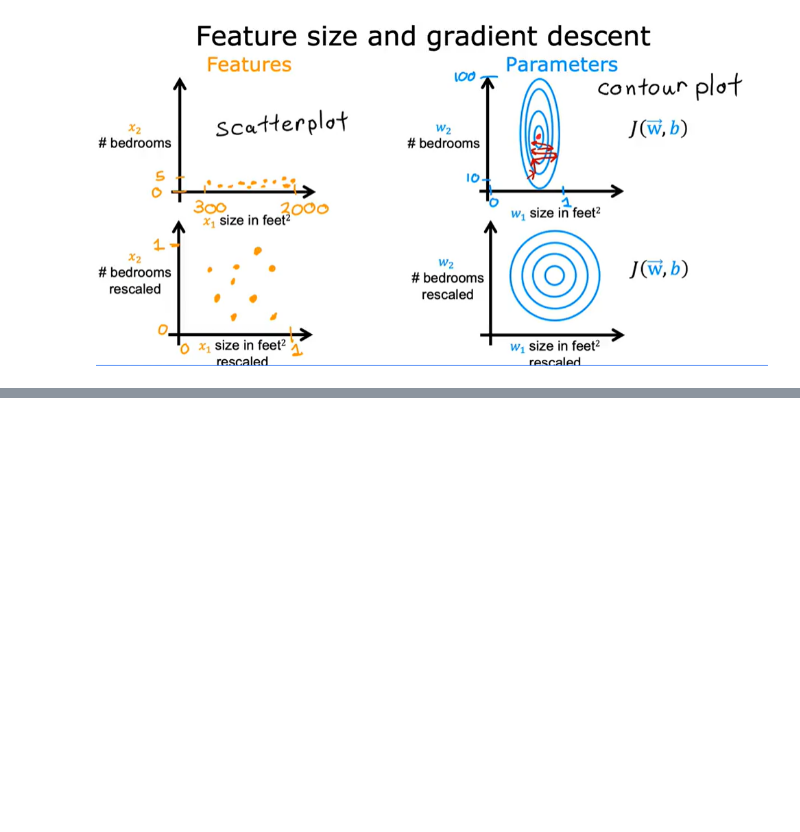
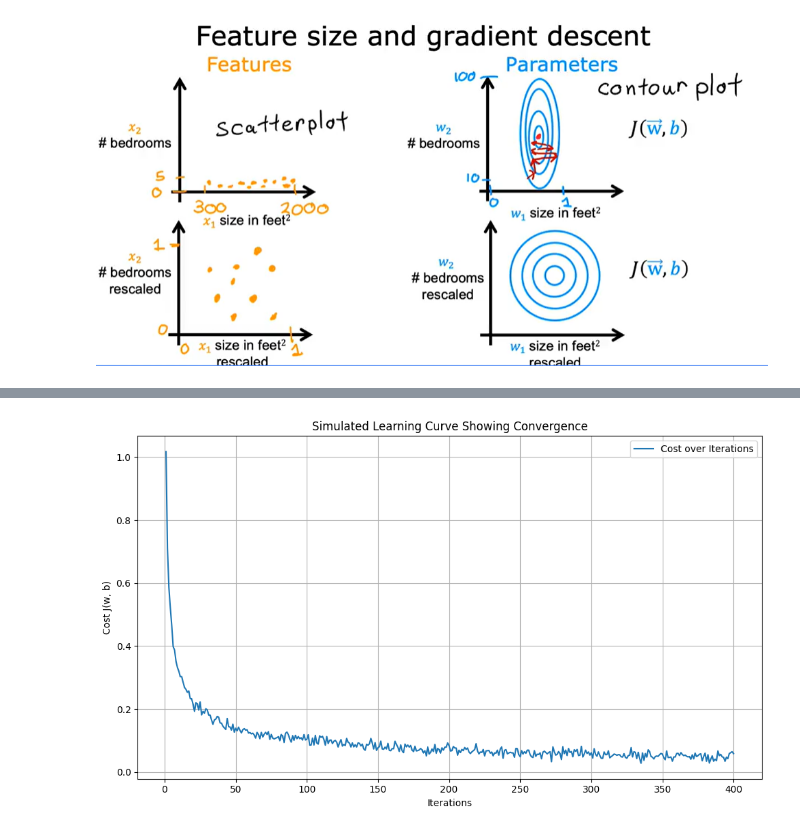
Before and after one commit to svgoudar/My-Data-Science-Roadmap, a Jupyter notebook: ML/Supervised Learning/Regression/Linear Regression/2.Multiple Linear Regression.ipynb, the cells around one changed output, grey strips where cells are left out. Cells and saved outputs as stored; diff of their text form; code cells hidden in the pictures; blank space fills up the shorter version.

```diff
--- a/ML/Supervised Learning/Regression/Linear Regression/2.Multiple Linear Regression.ipynb
+++ b/ML/Supervised Learning/Regression/Linear Regression/2.Multiple Linear Regression.ipynb
@@ -474,0 +527,23 @@ To improve the **efficiency of gradient descent** by applying **feature scaling*
+# %%
+import numpy as np
+import matplotlib.pyplot as plt
+
+# Simulate a learning curve (cost vs iterations)
+np.random.seed(0)
+iterations = np.arange(1, 401)
+true_curve = 1 / np.sqrt(iterations)  # simulated convergence
+noise = np.random.normal(0, 0.01, size=true_curve.shape)
+cost_values = true_curve + noise  # add small noise
+
+# Plotting the learning curve
+plt.figure(figsize=(10, 6))
+plt.plot(iterations, cost_values, label='Cost over Iterations')
+plt.xlabel('Iterations')
+plt.ylabel('Cost J(w, b)')
+plt.title('Simulated Learning Curve Showing Convergence')
+plt.grid(True)
+plt.legend()
+plt.tight_layout()
+plt.show()
+# %% [output]
+[figure, added]
```
Also changed, not shown: parts of 1 cell of this notebook.
